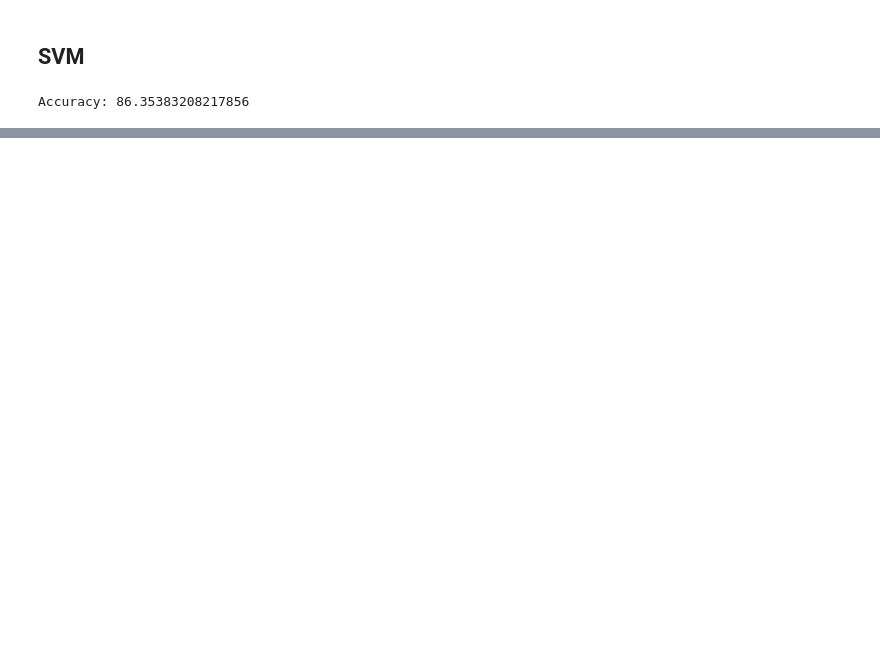
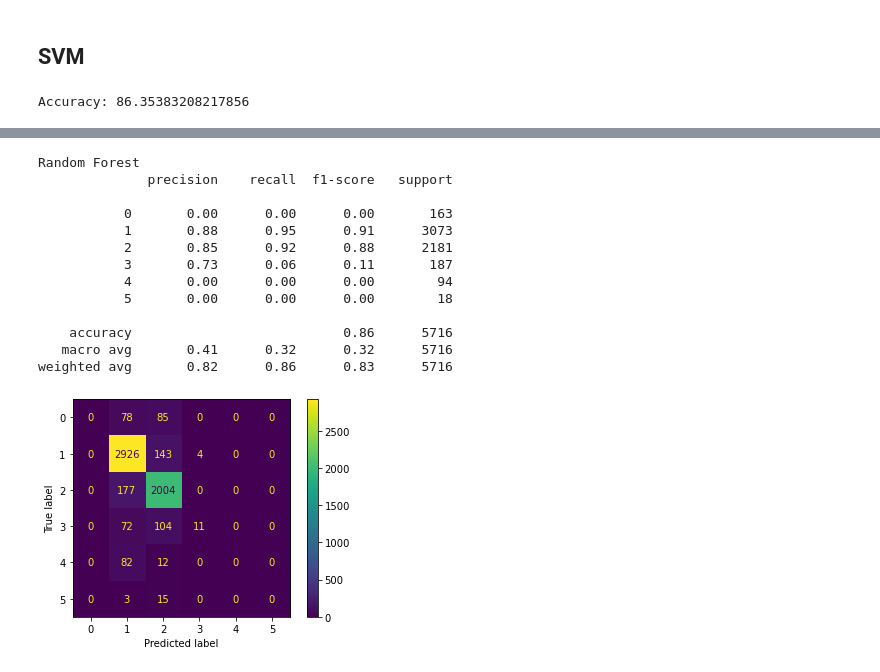
Before and after one commit to VCacciatore/Voter-Survey-2016-Data-Mining, a Jupyter notebook: Voter Survey 2016 Data Mining.ipynb, the cells around one changed output, grey strips where cells are left out. Saved outputs shown, nothing was run; the diff lists cells and outputs as text; code cells hidden in the pictures; blank space fills up the shorter version.

```diff
--- a/Voter Survey 2016 Data Mining.ipynb
+++ b/Voter Survey 2016 Data Mining.ipynb
@@ -319,0 +418,25 @@ Accuracy: 86.35383208217856
+# %%
+# generate a confusion matrix for Random Forest model
+preds = cross_val_predict(forest, data_x, label_list, cv=5)
+cm = confusion_matrix(label_list.values.ravel(), preds)
+print("Random Forest")
+#print(confusion_matrix(label_list.values.ravel(), preds))
+print(classification_report(label_list.values.ravel(), preds))
+disp = ConfusionMatrixDisplay(confusion_matrix=cm)
+disp.plot()
+plt.show()
+# %% [output]
+Random Forest
+              precision    recall  f1-score   support
+
+           0       0.00      0.00      0.00       163
+           1       0.88      0.95      0.91      3073
+           2       0.85      0.92      0.88      2181
+           3       0.73      0.06      0.11       187
+           4       0.00      0.00      0.00        94
+           5       0.00      0.00      0.00        18
+
+    accuracy                           0.86      5716
+   macro avg       0.41      0.32      0.32      5716
+weighted avg       0.82      0.86      0.83      5716
+[figure, added]
```
Also changed, not shown: parts of 22 cells of this notebook, 2 other files.
